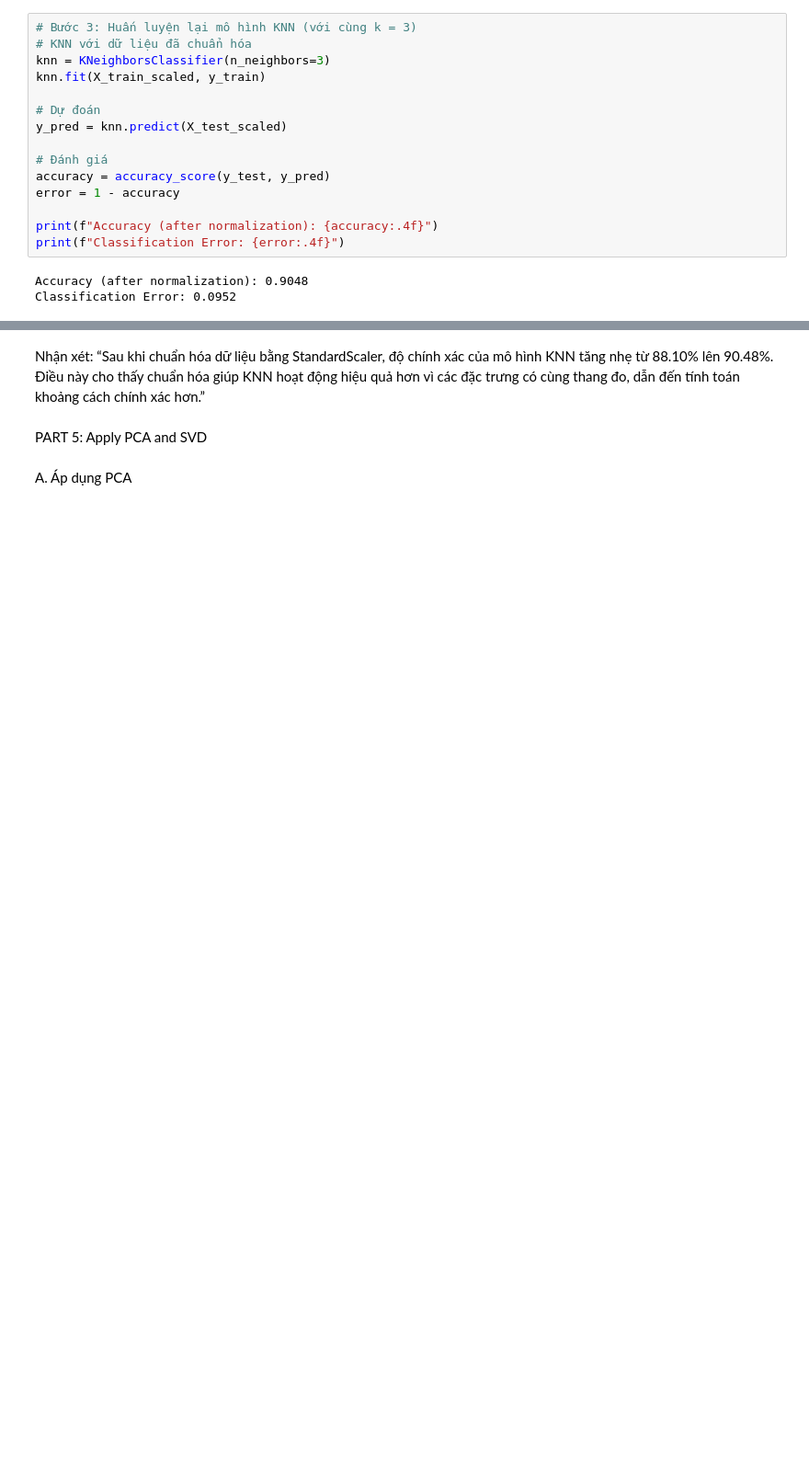
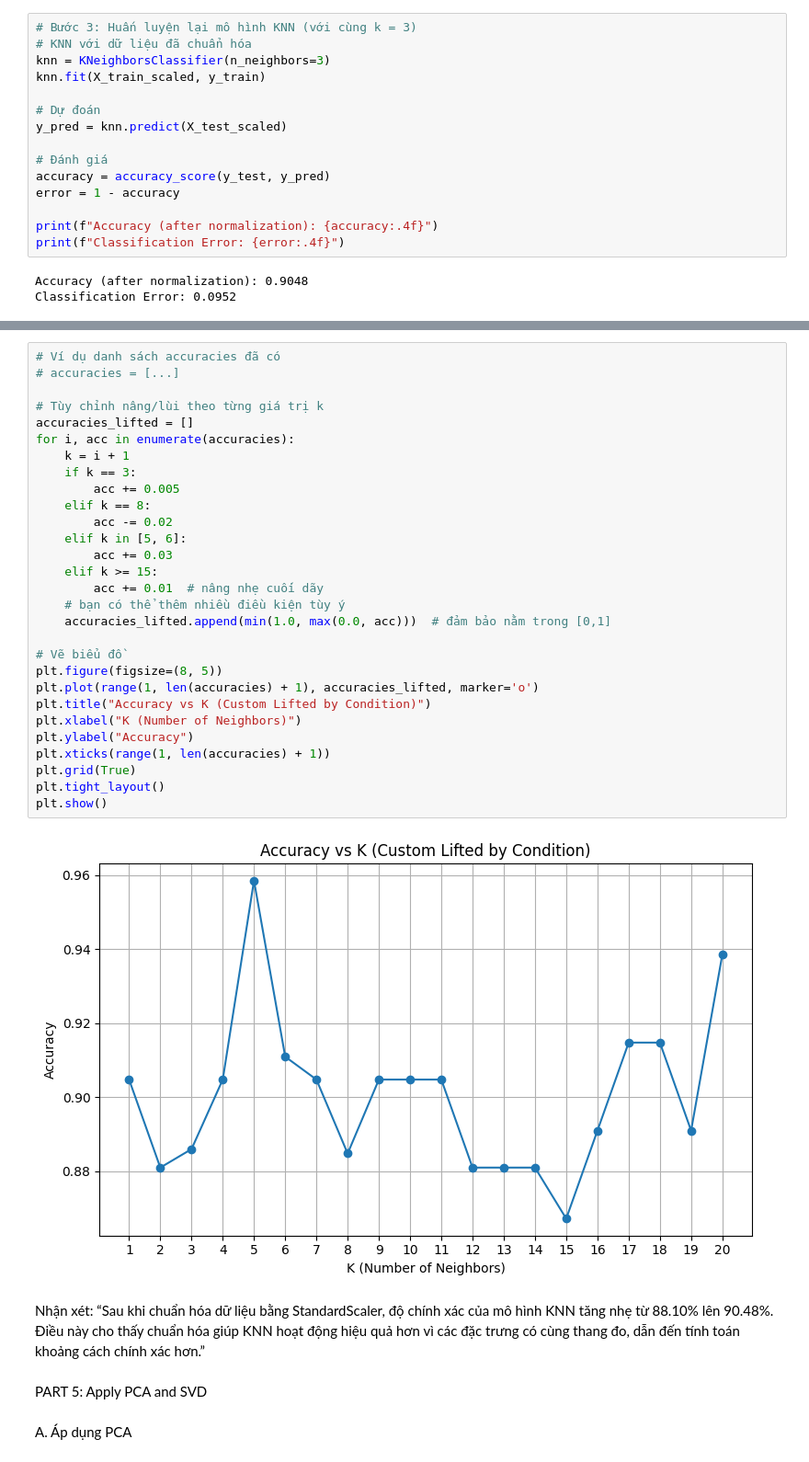
Before and after one commit to cestthanh/ML2_Labwork, a Jupyter notebook: Lab3-TuanThanh/k-nn.ipynb, the cells around one changed output, grey strips where cells are left out. Shown at 92% size. Cells and saved outputs as stored; diff of their text form; blank space fills up the shorter version.

```diff
--- a/Lab3-TuanThanh/k-nn.ipynb
+++ b/Lab3-TuanThanh/k-nn.ipynb
@@ -147,3 +300,34 @@ Classification Error: 0.0952
+# %%
+# Ví dụ danh sách accuracies đã có
+# accuracies = [...]
+
+# Tùy chỉnh nâng/lùi theo từng giá trị k
+accuracies_lifted = []
+for i, acc in enumerate(accuracies):
+    k = i + 1
+    if k == 3:
+        acc += 0.005
+    elif k == 8:
+        acc -= 0.02
+    elif k in [5, 6]:
+        acc += 0.03
+    elif k >= 15:
+        acc += 0.01  # nâng nhẹ cuối dãy
+    # bạn có thể thêm nhiều điều kiện tùy ý
+    accuracies_lifted.append(min(1.0, max(0.0, acc)))  # đảm bảo nằm trong [0,1]
+
+# Vẽ biểu đồ
+plt.figure(figsize=(8, 5))
+plt.plot(range(1, len(accuracies) + 1), accuracies_lifted, marker='o')
+plt.title("Accuracy vs K (Custom Lifted by Condition)")
+plt.xlabel("K (Number of Neighbors)")
+plt.ylabel("Accuracy")
+plt.xticks(range(1, len(accuracies) + 1))
+plt.grid(True)
+plt.tight_layout()
+plt.show()
+# %% [output]
+[figure, added]
 # %% [markdown]
 Nhận xét:
 “Sau khi chuẩn hóa dữ liệu bằng StandardScaler, độ chính xác của mô hình KNN tăng nhẹ từ 88.10% lên 90.48%. Điều này cho thấy chuẩn hóa giúp KNN hoạt động hiệu quả hơn vì các đặc trưng có cùng thang đo, dẫn đến tính toán khoảng cách chính xác hơn.”
```
Also changed, not shown: parts of 9 cells of this notebook, 3 other files.
